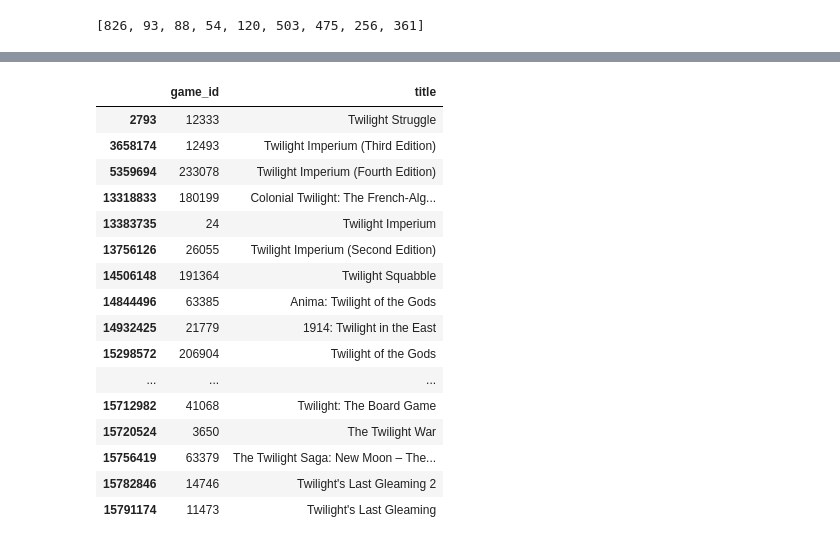
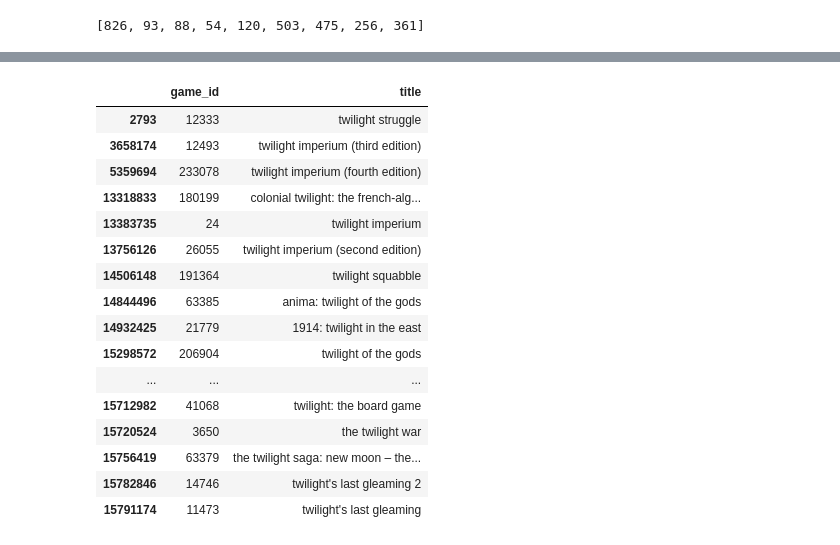
Before and after one commit to anacardadeiro/BoardGameRecommender, a Jupyter notebook: Board game recomender.ipynb, the cells around one changed output, grey strips where cells are left out. Cells and saved outputs as stored; diff of their text form; code cells hidden in the pictures.

```diff
--- a/Board game recomender.ipynb
+++ b/Board game recomender.ipynb
@@ -21,7 +14,7 @@ import seaborn as sns
 import warnings
 warnings.simplefilter(action='ignore', category=FutureWarning)
 # %%
-ratings = pd.read_csv("C:/Users/linco/Desktop/datastudy/DScourse/_module5_/_module5_/notebooks/5.4. Unsupervised_Association/GBB/bgg-15m-reviews.csv")
+ratings = pd.read_csv("./GBB/bgg-15m-reviews.csv")
 ratings
 # %% [output]
 |  | Unnamed: 0 | user | rating | comment | ID | name |
@@ -224,0 +216,5 @@ The X (user-item) matrix is a scipy.sparse.csr_matrix which stores the data spar
+# %%
+# making all the titles lower case so it is easier to search
+
+info["title"] = info["title"].apply(lambda x: x.lower())
+info["title"]
@@ -597,23 +605,23 @@ Village Attacks
 # %%
-info[info.title.str.contains('Twilight')]
+info[info.title.str.contains('twilight')]
 # %% [output]
 |  | game_id | title |
-| 2793 | 12333 | Twilight Struggle |
-| 3658174 | 12493 | Twilight Imperium (Third Edition) |
-| 5359694 | 233078 | Twilight Imperium (Fourth Edition) |
-| 13318833 | 180199 | Colonial Twilight: The French-Alg... |
-| 13383735 | 24 | Twilight Imperium |
-| 13756126 | 26055 | Twilight Imperium (Second Edition) |
-| 14506148 | 191364 | Twilight Squabble |
-| 14844496 | 63385 | Anima: Twilight of the Gods |
-| 14932425 | 21779 | 1914: Twilight in the East |
-| 15298572 | 206904 | Twilight of the Gods |
+| 2793 | 12333 | twilight struggle |
+| 3658174 | 12493 | twilight imperium (third edition) |
+| 5359694 | 233078 | twilight imperium (fourth edition) |
+| 13318833 | 180199 | colonial twilight: the french-alg... |
+| 13383735 | 24 | twilight imperium |
+| 13756126 | 26055 | twilight imperium (second edition) |
+| 14506148 | 191364 | twilight squabble |
+| 14844496 | 63385 | anima: twilight of the gods |
+| 14932425 | 21779 | 1914: twilight in the east |
+| 15298572 | 206904 | twilight of the gods |
 | ... | ... | ... |
-| 15712982 | 41068 | Twilight: The Board Game |
-| 15720524 | 3650 | The Twilight War |
-| 15756419 | 63379 | The Twilight Saga: New Moon – The... |
-| 15782846 | 14746 | Twilight's Last Gleaming 2 |
-| 15791174 | 11473 | Twilight's Last Gleaming |
+| 15712982 | 41068 | twilight: the board game |
+| 15720524 | 3650 | the twilight war |
+| 15756419 | 63379 | the twilight saga: new moon – the... |
+| 15782846 | 14746 | twilight's last gleaming 2 |
+| 15791174 | 11473 | twilight's last gleaming |
 # %%
 rec_games(233078, info, X, k=10)
 # %% [output]
```
Also changed, not shown: parts of 31 cells of this notebook.
